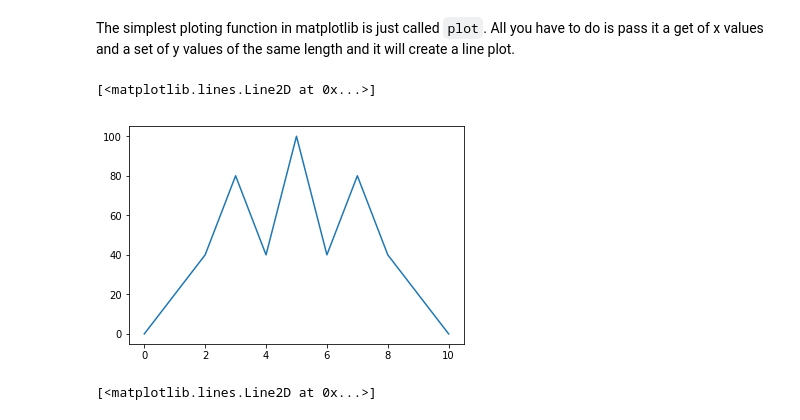
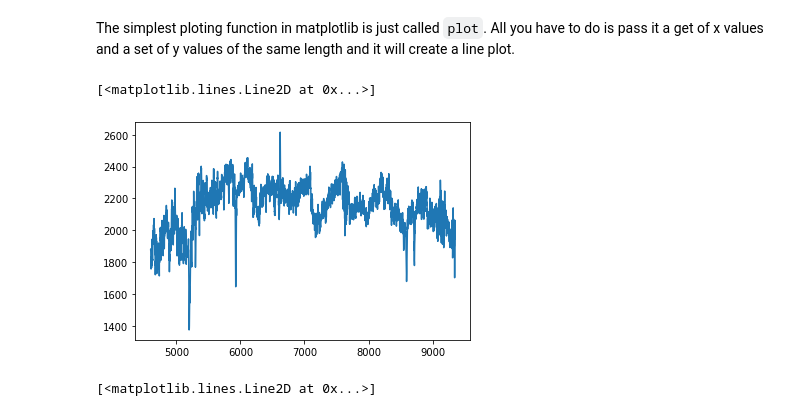
Before and after one commit to abatten/introduction-to-computing, a Jupyter notebook: introduction_to_python.ipynb, the cells around one changed output. Cells and saved outputs as stored; diff of their text form; code cells hidden in the pictures.

Commit message:
Addded MUSE cube data

```diff
--- a/introduction_to_python.ipynb
+++ b/introduction_to_python.ipynb
@@ -381,13 +381,14 @@ import matplotlib.pyplot as plt
 # Second load the data into python from text file
 x_values1, y_values1 = np.loadtxt("sample_data_1.txt", delimiter=" ", unpack=True)
 x_values2, y_values2 = np.loadtxt("sample_data_2.txt", delimiter=" ", unpack=True)
+wavelength, spectra1, spectra2, spectra3, spectra4 = np.loadtxt("MUSE_cube_data.txt", delimiter=" ", unpack=True)
 # %% [markdown]
 The simplest ploting function in matplotlib is just called `plot`. All you have to do is pass it a get of x values and a set of y values of the same length and it will create a line plot.
 # %%
-plt.plot(x_values1, y_values1)  # The first argument in the plot function is the x values and the second is y values.
+plt.plot(wavelength, spectra1)  # The first argument in the plot function is the x values and the second is y values.
 # %% [output]
 [<matplotlib.lines.Line2D at 0x...>]
-[figure, old version]
+[figure, new version]
 # %%
 plt.plot(x_values2, y_values2) # This is the same as before but with the other dataset.
 # %% [output]
```
